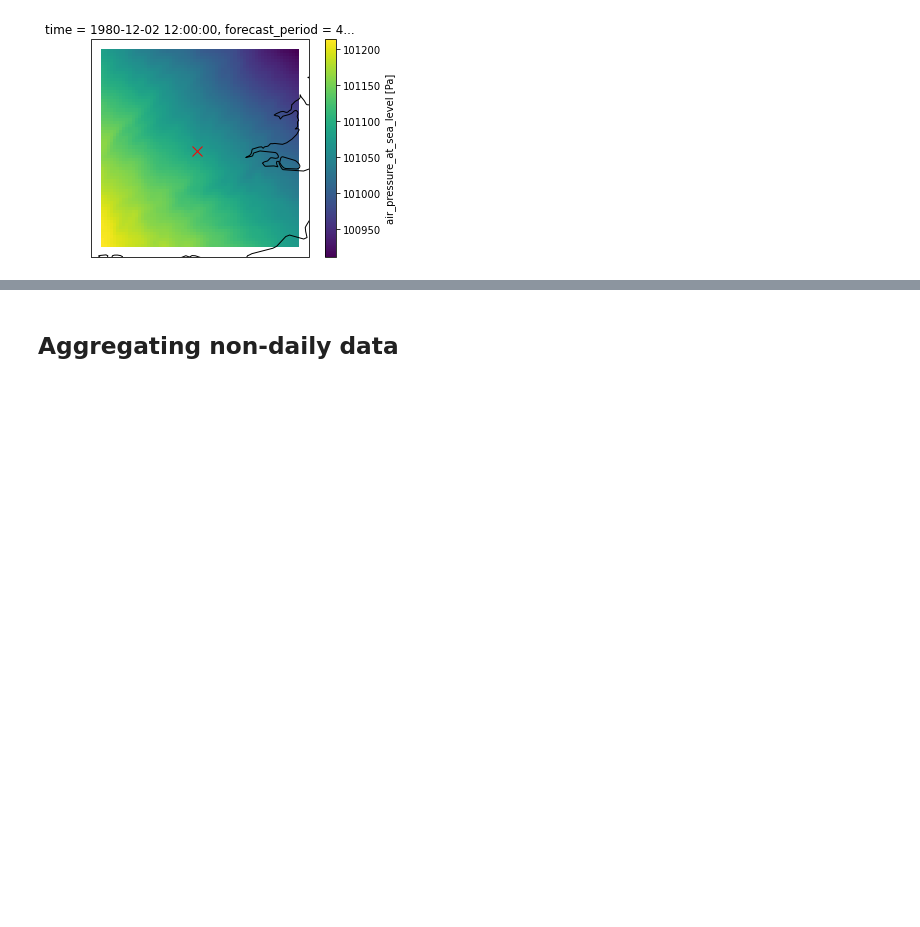
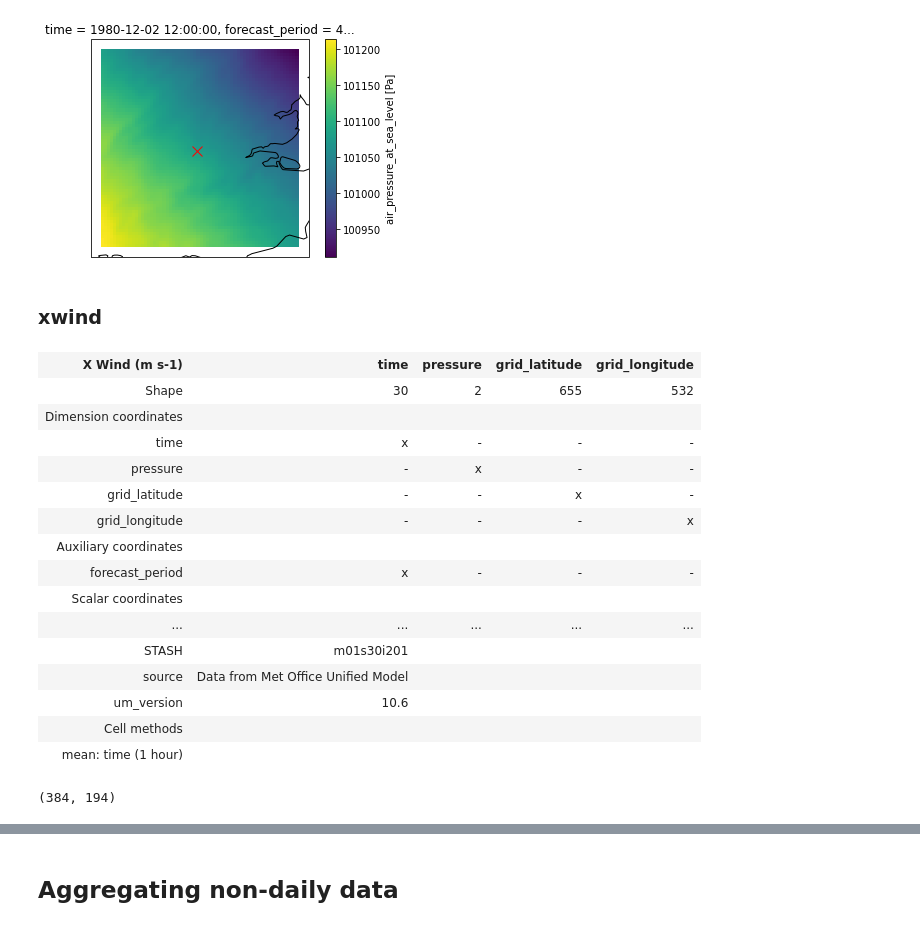
Before and after one commit to henryaddison/ml-downscaling-emulation, a Jupyter notebook: notebooks/exploration/moose data.ipynb, the cells around one changed output, grey strips where cells are left out. Cells and saved outputs as stored; diff of their text form; code cells hidden in the pictures; blank space fills up the shorter version.

```diff
--- a/notebooks/exploration/moose data.ipynb
+++ b/notebooks/exploration/moose data.ipynb
@@ -136,3 +137,5 @@ ax.plot(*cp_model_rotated_pole.transform_point(-0.118092, 51.509865, src_crs=pla
 plt.show()
 # %% [output]
 [figure]
+# %% [markdown]
+### xwind
@@ -138,0 +144,24 @@ plt.show()
+# %%
+xwind_cube
+# %% [output]
+| X Wind (m s-1) | time | pressure | grid_latitude | grid_longitude |
+| Shape | 30 | 2 | 655 | 532 |
+| Dimension coordinates |  |  |  |  |
+| time | x | - | - | - |
+| pressure | - | x | - | - |
+| grid_latitude | - | - | x | - |
+| grid_longitude | - | - | - | x |
+| Auxiliary coordinates |  |  |  |  |
+| forecast_period | x | - | - | - |
+| Scalar coordinates |  |  |  |  |
+| ... | ... | ... | ... | ... |
+| STASH | m01s30i201 |  |  |  |
+| source | Data from Met Office Unified Model |  |  |  |
+| um_version | 10.6 |  |  |  |
+| Cell methods |  |  |  |  |
+| mean: time (1 hour) |  |  |  |  |
+# %%
+london_cp_rp_idx = (xwind_cube[0].coord('grid_longitude').nearest_neighbour_index(london_rp[0]+360), xwind_cube[0].coord('grid_latitude').nearest_neighbour_index(london_rp[1]))
+london_cp_rp_idx
+# %% [output]
+(384, 194)
```
Also changed, not shown: parts of 5 cells of this notebook, 6 other files.
